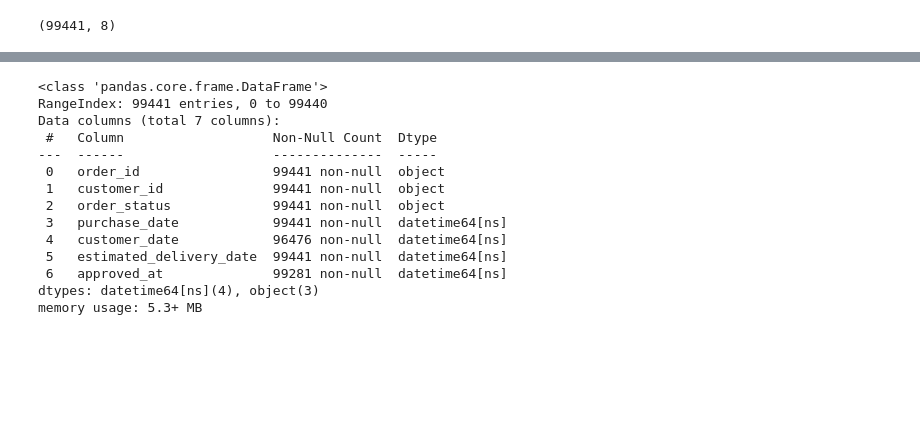
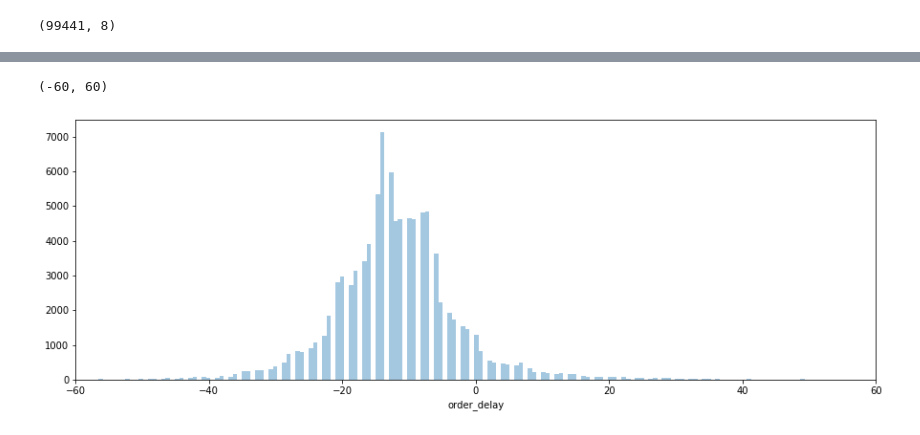
Before and after one commit to Hummelt/Olist-E-Commerce, a Jupyter notebook: order_analysis_II.ipynb, the cells around one changed output, grey strips where cells are left out. Cells and saved outputs as stored; diff of their text form; code cells hidden in the pictures; blank space fills up the shorter version.

```diff
--- a/order_analysis_II.ipynb
+++ b/order_analysis_II.ipynb
@@ -73,0 +112,3 @@ df_orders.head()
+# %%
+df_orders["order_delay"]=df_orders["customer_date"]-df_orders["estimated_delivery_date"]
+df_orders.info()
@@ -91,18 +140,10 @@ memory usage: 5.3+ MB
-# %%
-df_orders[["purchase_date", "customer_date", "estimated_delivery_date", "approved_at"]] = df[["purchase_date", "customer_date", "estimated_delivery_date", "approved_at"]].apply(pd.to_datetime)
-df_orders.info()
-# %% [output]
-<class 'pandas.core.frame.DataFrame'>
-RangeIndex: 99441 entries, 0 to 99440
-Data columns (total 7 columns):
- #   Column                   Non-Null Count  Dtype
----  ------                   --------------  -----
- 0   order_id                 99441 non-null  object
- 1   customer_id              99441 non-null  object
- 2   order_status             99441 non-null  object
- 3   purchase_date            99441 non-null  datetime64[ns]
- 4   customer_date            96476 non-null  datetime64[ns]
- 5   estimated_delivery_date  99441 non-null  datetime64[ns]
- 6   approved_at              99281 non-null  datetime64[ns]
-dtypes: datetime64[ns](4), object(3)
-memory usage: 5.3+ MB
+# %%
+#Taking care of the ns format for further processing
+df_orders["order_delay"] = pd.to_timedelta(df_orders["order_delay"], unit='ns').dt.days
+# %%
+plt.figure(figsize=(15,5))
+sns.distplot(df_orders["order_delay"], hist=True, kde=False, bins=500)
+plt.xlim(-60,60)
+# %% [output]
+(-60, 60)
+[figure, added]
```
Also changed, not shown: parts of 20 cells of this notebook.
